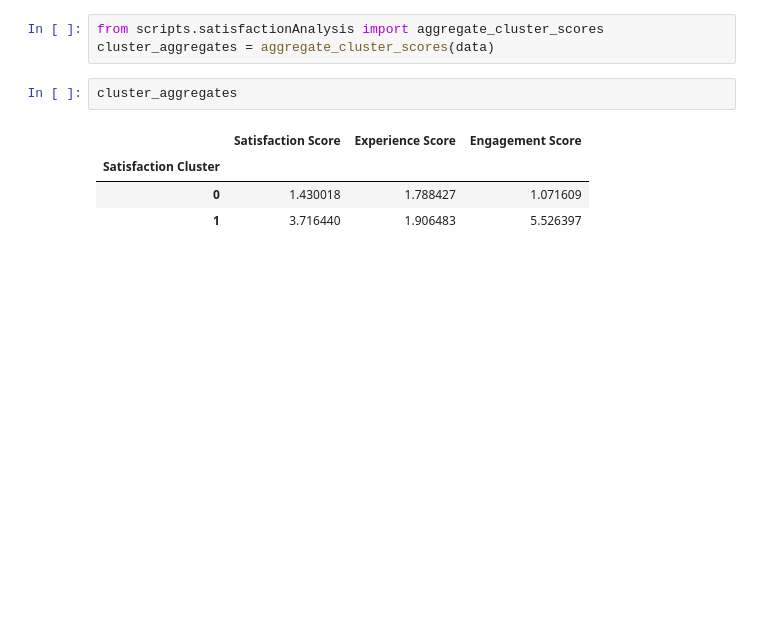
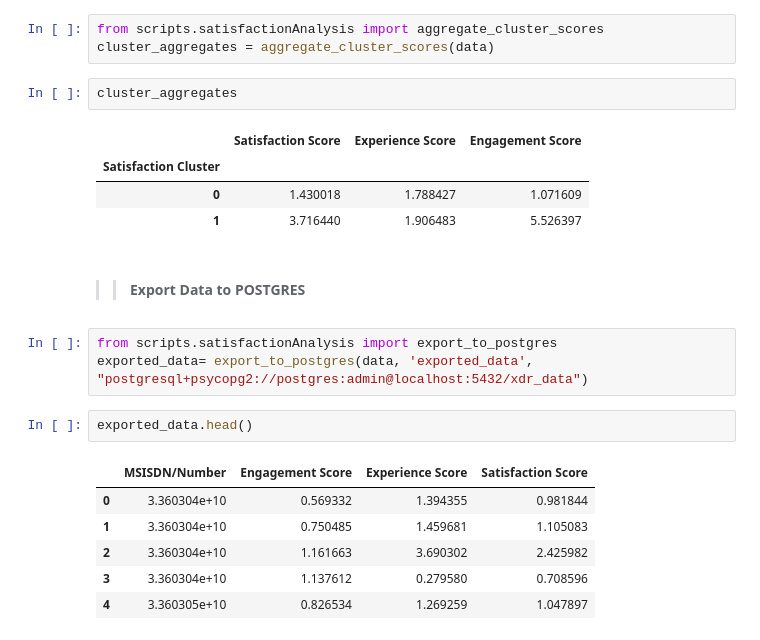
Before and after one commit to naolatomsa/TellCo, a Jupyter notebook: notebooks/satisfactionAnalysis.ipynb, the cells around one changed output. Drawn from its saved outputs; the diff is of its cells as text; blank space fills up the shorter version.

Commit message:
Export Data to POSTGRES

```diff
--- a/notebooks/satisfactionAnalysis.ipynb
+++ b/notebooks/satisfactionAnalysis.ipynb
@@ -129,3 +129,17 @@ cluster_aggregates
 | Satisfaction Cluster |  |  |  |
 | 0 | 1.430018 | 1.788427 | 1.071609 |
 | 1 | 3.716440 | 1.906483 | 5.526397 |
+# %% [markdown]
+>> #### Export Data to POSTGRES
+# %%
+from scripts.satisfactionAnalysis import export_to_postgres
+exported_data= export_to_postgres(data, 'exported_data', "postgresql+psycopg2://postgres:admin@localhost:5432/xdr_data")
+# %%
+exported_data.head()
+# %% [output]
+|  | MSISDN/Number | Engagement Score | Experience Score | Satisfaction Score |
+| 0 | 3.360304e+10 | 0.569332 | 1.394355 | 0.981844 |
+| 1 | 3.360304e+10 | 0.750485 | 1.459681 | 1.105083 |
+| 2 | 3.360304e+10 | 1.161663 | 3.690302 | 2.425982 |
+| 3 | 3.360304e+10 | 1.137612 | 0.279580 | 0.708596 |
+| 4 | 3.360305e+10 | 0.826534 | 1.269259 | 1.047897 |
```
Also changed, not shown: parts of 1 cell of this notebook.
